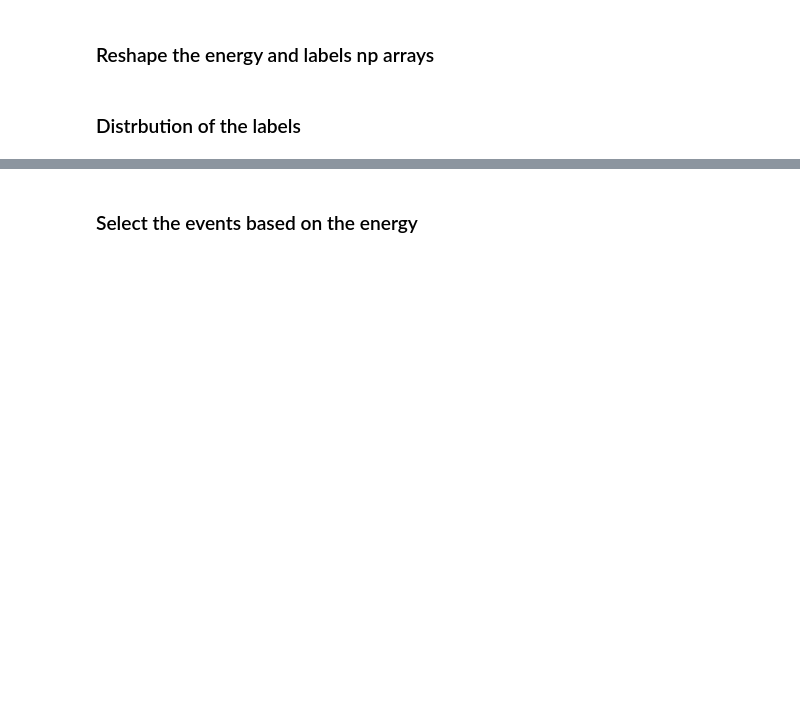
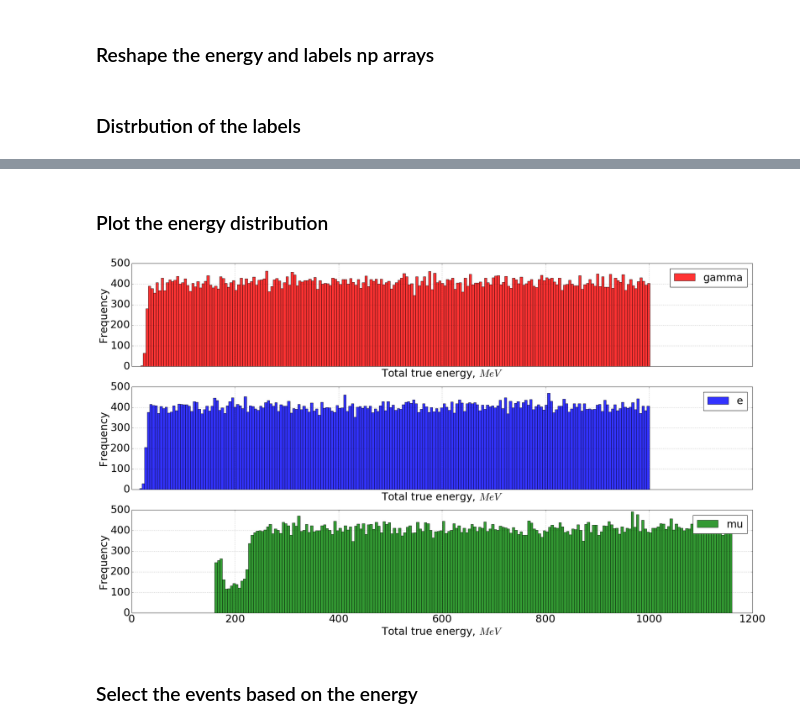
Before and after one commit to WatChMaL/CNN, a Jupyter notebook: notebooks/1311 - Full tank dataset - Cut metrics 5.ipynb, the cells around one changed output, grey strips where cells are left out. Drawn from its saved outputs; the diff is of its cells as text; code cells hidden in the pictures; blank space fills up the shorter version.

```diff
--- a/notebooks/1311 - Full tank dataset - Cut metrics 5.ipynb
+++ b/notebooks/1311 - Full tank dataset - Cut metrics 5.ipynb
@@ -85,3 +87,23 @@ Counter({0: 80930, 1: 79829, 2: 79241})
+# %% [markdown]
+### Plot the energy distribution
+# %%
+energy_dict = {}
+for label in label_dict.keys():
+    energy_dict[label] = energies[labels == label]
+
+fig, axes = plt.subplots(3, 1, figsize=(32,18), sharex=True)
+
+for label in label_dict.keys():
+    axes[label].hist(energy_dict[label], bins=200, density=False, label=label_dict[label][0], alpha=0.8,
+                     color=label_dict[label][1])
+    axes[label].legend(prop={"size":30})
+    axes[label].set_xlabel(r"Total true energy, $MeV$", fontsize=30)
+    axes[label].set_ylabel("Frequency", fontsize=30)
+    axes[label].tick_params(axis="both", labelsize=30)
+    axes[label].grid(True, which="both", axis="both")
+    axes[label].set_ylim(0, 500)
+# %% [output]
+[figure, added]
 # %% [markdown]
 ### Select the events based on the energy
 # %%
```
Also changed, not shown: parts of 9 cells of this notebook, 14 other files.
